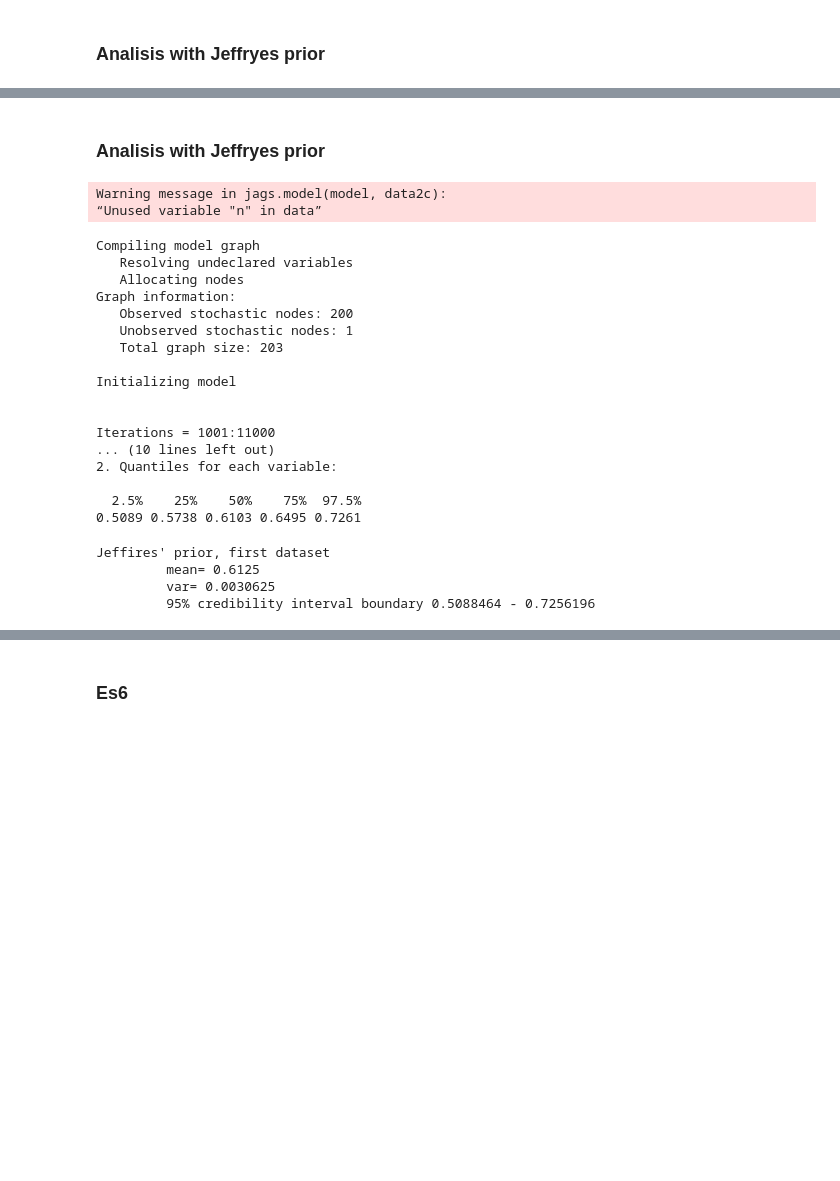
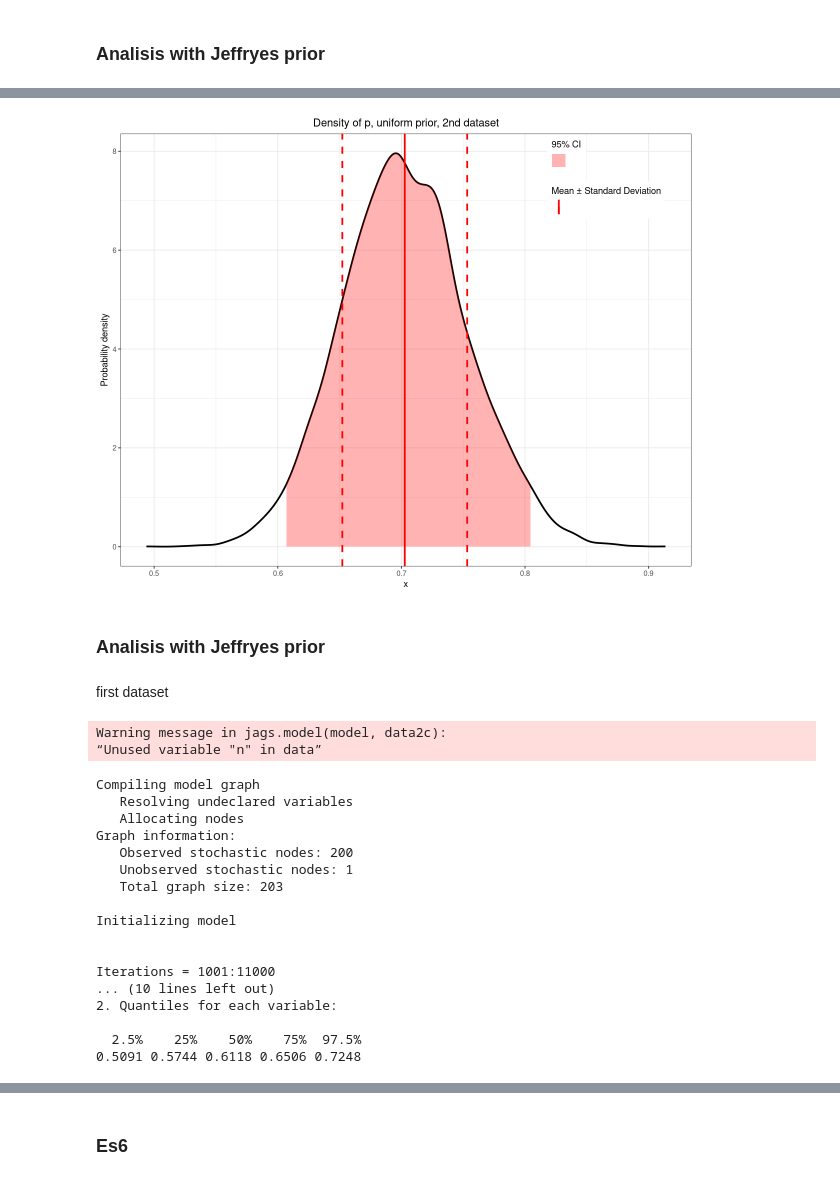
Before and after one commit to PietroCappelli/Advance_stat, a Jupyter notebook: Exercises/exercise06.ipynb, the cells around one changed output, grey strips where cells are left out. Saved outputs shown, nothing was run; the diff lists cells and outputs as text; code cells hidden in the pictures; blank space fills up the shorter version.

```diff
--- a/Exercises/exercise06.ipynb
+++ b/Exercises/exercise06.ipynb
@@ -933,0 +915,16 @@ plot without title
+# %%
+plot <- ggplot() +
+        geom_line(mapping=aes(x=x, y=y), data=density_df_u2, size=1) +
+        geom_vline(mapping=aes(xintercept=mean_post2, color=""), size=1) +
+        geom_vline(mapping=aes(xintercept=c(mean_post2+std_jpost2,mean_post2-std_jpost2), color=""), linetype="dashed", size=1) +
+        geom_area(data=density_df_u2,
+                  aes(x=ifelse(x>=CI_jpost2[1] & x<=CI_jpost2[2], x, NA), fill="", y=y),
+                  alpha=0.3) +
+        labs(title="Density of p, uniform prior, 2nd dataset") +
+        scale_y_continuous(name="Probability density") +
+        scale_fill_manual(values="red", name="95% CI") +
+        scale_colour_manual(values=rep("red",2), name="Mean ± Standard Deviation") +
+        theme_bw() +
+        theme(plot.title=element_text(hjust=0.5),legend.position=c(.85,.90))
+plot
+# %% [output]
@@ -934,5 +933,8 @@ plot without title
+[figure, added]
 # %% [markdown]
 ### Analisis with Jeffryes prior
+# %% [markdown]
+first dataset
 # %%
 alpha_j1 <- sum(deaths1) + 0.5
 alpha_j2 <- sum(deaths2) + 0.5
@@ -956,8 +955,8 @@ data2c$n <- n
 model <- "bug2.bug"
 jm <- jags.model(model,data2c)
 update(jm, 1000)
-chain <- coda.samples(jm, c("p"), n.iter=10000)
-print(summary(chain))
+chain_j1 <- coda.samples(jm, c("p"), n.iter=10000)
+print(summary(chain_j1))
 # %% [output]
 Warning message in jags.model(model, data2c):
 “Unused variable "n" in data”
@@ -977,15 +976,4 @@ Iterations = 1001:11000
 2. Quantiles for each variable:
 
   2.5%    25%    50%    75%  97.5%
-0.5089 0.5738 0.6103 0.6495 0.7261
+0.5091 0.5744 0.6118 0.6506 0.7248
-# %%
-cat("Jeffires' prior, first dataset \n")
-cat("\t mean=", mean_j1,"\n")
-cat("\t var=", var_j1,"\n")
-# cat("\t meadian=", median_j1,"\n")
-cat("\t 95% credibility interval boundary", j1_low,"-", j1_high,"\n")
-# %% [output]
-Jeffires' prior, first dataset
-         mean= 0.6125
-         var= 0.0030625
-         95% credibility interval boundary 0.5088464 - 0.7256196
```
Also changed, not shown: parts of 23 cells of this notebook.
